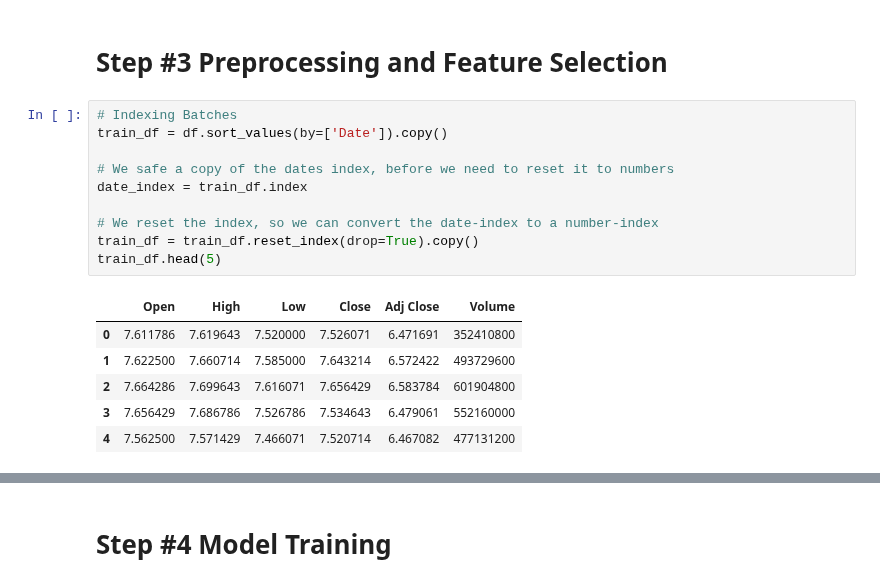
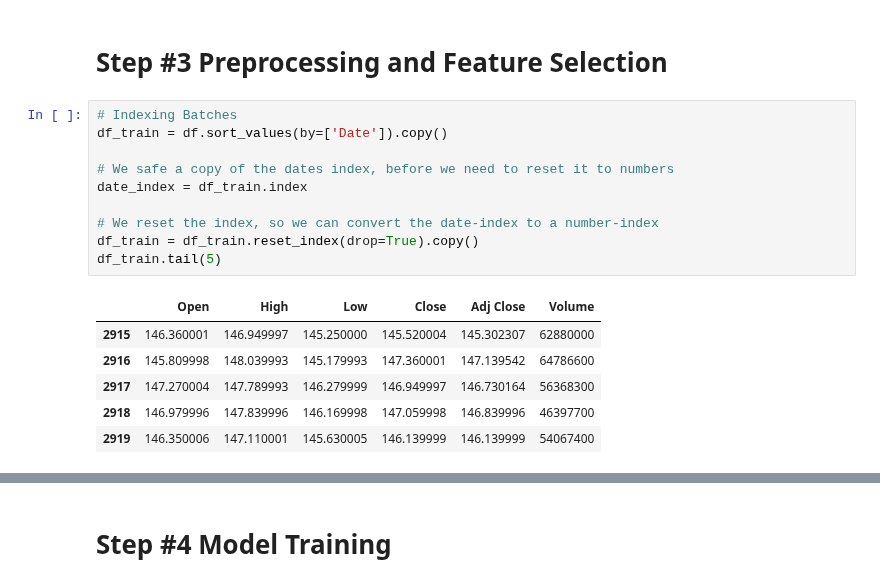
Before and after one commit to flo7up/relataly-public-python-tutorials, a Jupyter notebook: 006 Time Series Forecasting - Multi-Output Regression.ipynb, the cells around one changed output, grey strips where cells are left out. Drawn from its saved outputs; the diff is of its cells as text.

```diff
--- a/006 Time Series Forecasting - Multi-Output Regression.ipynb
+++ b/006 Time Series Forecasting - Multi-Output Regression.ipynb
@@ -78,18 +78,18 @@ plt.show()
 # Step #3 Preprocessing and Feature Selection
 # %%
 # Indexing Batches
-train_df = df.sort_values(by=['Date']).copy()
+df_train = df.sort_values(by=['Date']).copy()
 
 # We safe a copy of the dates index, before we need to reset it to numbers
-date_index = train_df.index
+date_index = df_train.index
 
 # We reset the index, so we can convert the date-index to a number-index
-train_df = train_df.reset_index(drop=True).copy()
-train_df.head(5)
+df_train = df_train.reset_index(drop=True).copy()
+df_train.tail(5)
 # %% [output]
 |  | Open | High | Low | Close | Adj Close | Volume |
-| 0 | 7.611786 | 7.619643 | 7.520000 | 7.526071 | 6.471691 | 352410800 |
-| 1 | 7.622500 | 7.660714 | 7.585000 | 7.643214 | 6.572422 | 493729600 |
-| 2 | 7.664286 | 7.699643 | 7.616071 | 7.656429 | 6.583784 | 601904800 |
-| 3 | 7.656429 | 7.686786 | 7.526786 | 7.534643 | 6.479061 | 552160000 |
-| 4 | 7.562500 | 7.571429 | 7.466071 | 7.520714 | 6.467082 | 477131200 |
+| 2915 | 146.360001 | 146.949997 | 145.250000 | 145.520004 | 145.302307 | 62880000 |
+| 2916 | 145.809998 | 148.039993 | 145.179993 | 147.360001 | 147.139542 | 64786600 |
+| 2917 | 147.270004 | 147.789993 | 146.279999 | 146.949997 | 146.730164 | 56368300 |
+| 2918 | 146.979996 | 147.839996 | 146.169998 | 147.059998 | 146.839996 | 46397700 |
+| 2919 | 146.350006 | 147.110001 | 145.630005 | 146.139999 | 146.139999 | 54067400 |
```
Also changed, not shown: parts of 16 cells of this notebook.
